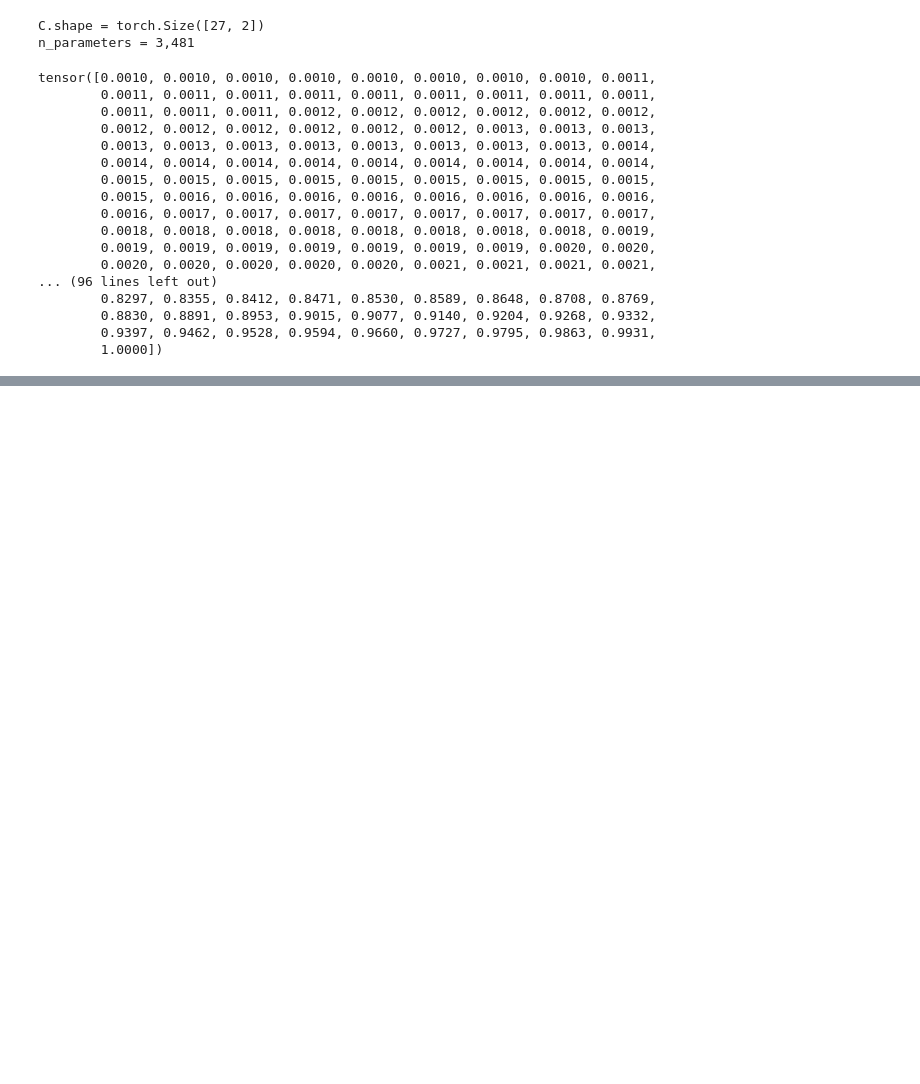
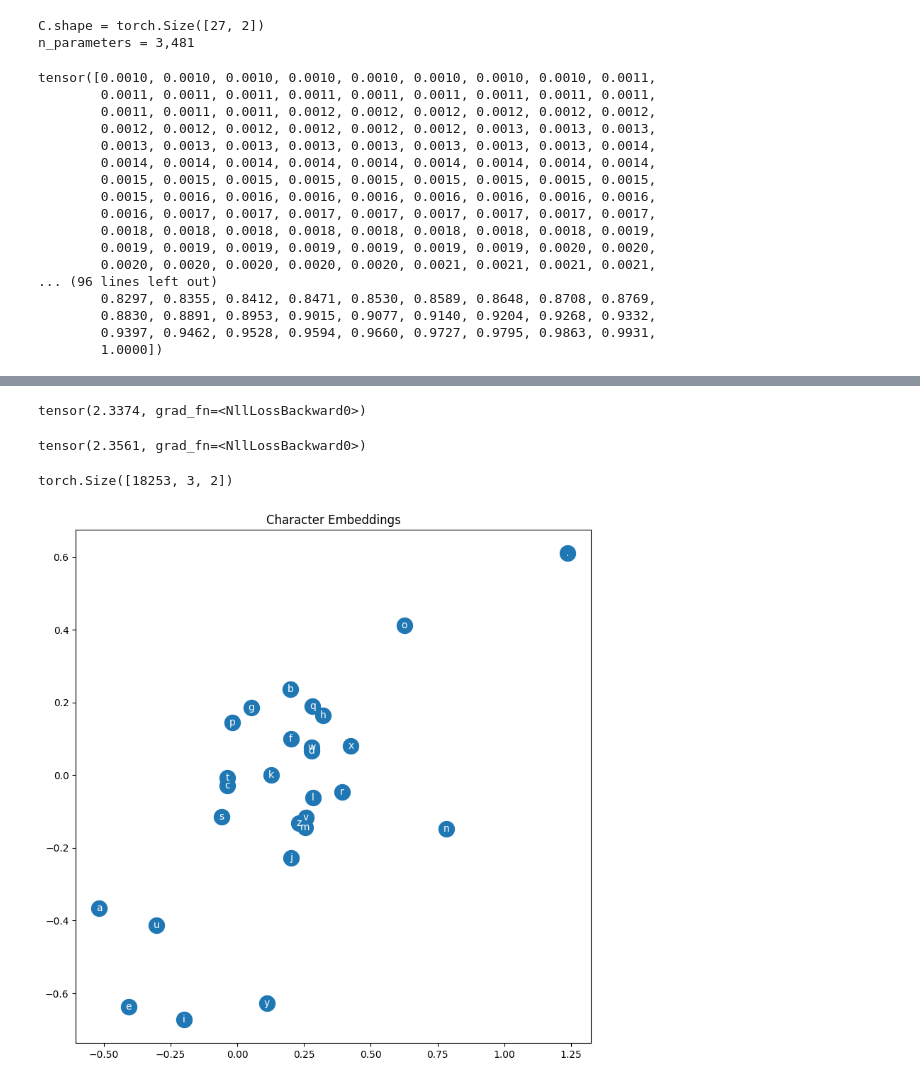
Before and after one commit to chineidu/NLP-Tutorial, a Jupyter notebook: notebook/08-Makemore/01-bigram/02-mlp.ipynb, the cells around one changed output, grey strips where cells are left out. Cells and saved outputs as stored; diff of their text form; code cells hidden in the pictures; blank space fills up the shorter version.

```diff
--- a/notebook/08-Makemore/01-bigram/02-mlp.ipynb
+++ b/notebook/08-Makemore/01-bigram/02-mlp.ipynb
@@ -466,0 +784,46 @@ Epoch: 30/30 | Loss: 6.5563
+# %%
+# Train loss
+emb: Tensor = F.one_hot(X_train, num_classes=n_chars).float() @ C
+h: Tensor = emb.view(-1, M) @ W1 + b1
+h = torch.tanh(h)
+logits: Tensor = torch.matmul(h, W2) + b2  # h @ W2 + b2
+
+loss: Tensor = F.cross_entropy(logits, y_train)
+loss
+# %% [output]
+tensor(2.3374, grad_fn=<NllLossBackward0>)
+# %%
+# Dev loss
+emb: Tensor = F.one_hot(X_dev, num_classes=n_chars).float() @ C
+h: Tensor = emb.view(-1, M) @ W1 + b1
+h = torch.tanh(h)
+logits: Tensor = torch.matmul(h, W2) + b2  # h @ W2 + b2
+
+loss: Tensor = F.cross_entropy(logits, y_dev)
+loss
+# %% [output]
+tensor(2.3561, grad_fn=<NllLossBackward0>)
+# %%
+emb.shape
+# %% [output]
+torch.Size([18253, 3, 2])
+# %%
+# Visualize The Embeddings
+plt.figure(figsize=(8, 8))
+plt.scatter(C[:, 0].data, C[:, 1].data, s=250)
+for i in range(C.shape[0]):
+    plt.text(
+        C[i, 0].item(),
+        C[i, 1].item(),
+        num_to_text[i],
+        ha="center",
+        va="center",
+        color="white",
+    )
+
+plt.title("Character Embeddings")
+plt.tight_layout()
+# plt.grid("minor")
+plt.show()
+# %% [output]
+[figure, added]
```
Also changed, not shown: parts of 43 cells of this notebook, 1 other file.
